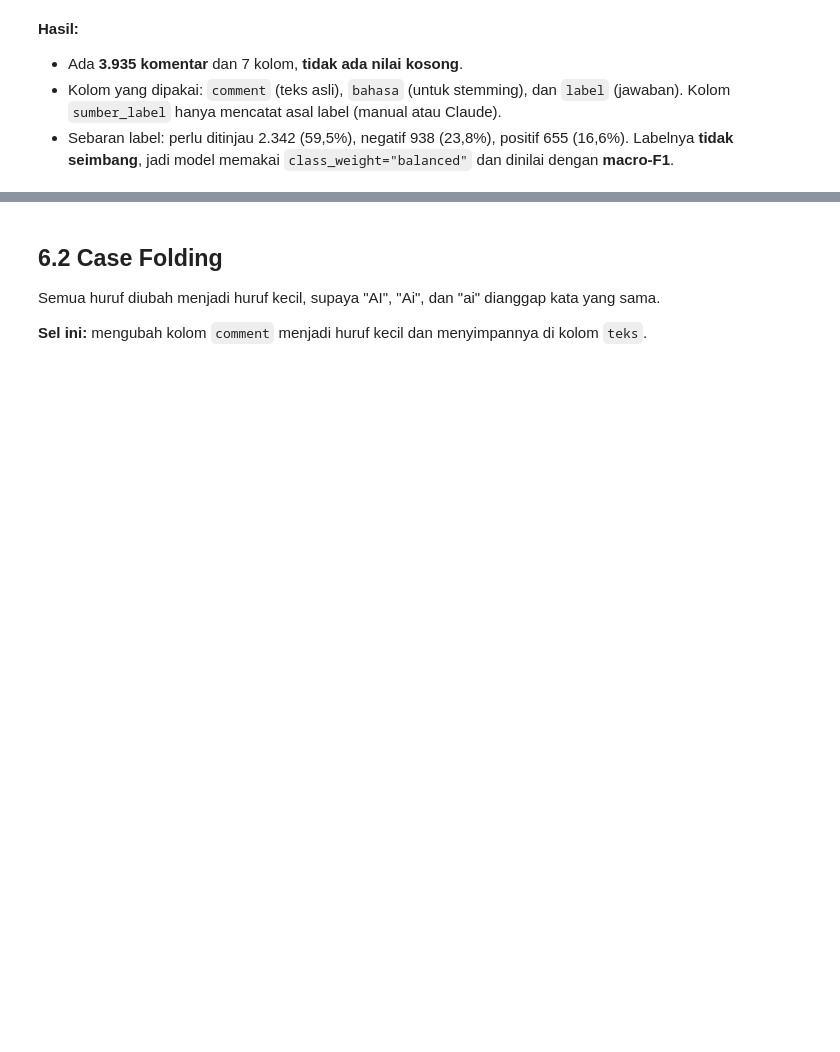
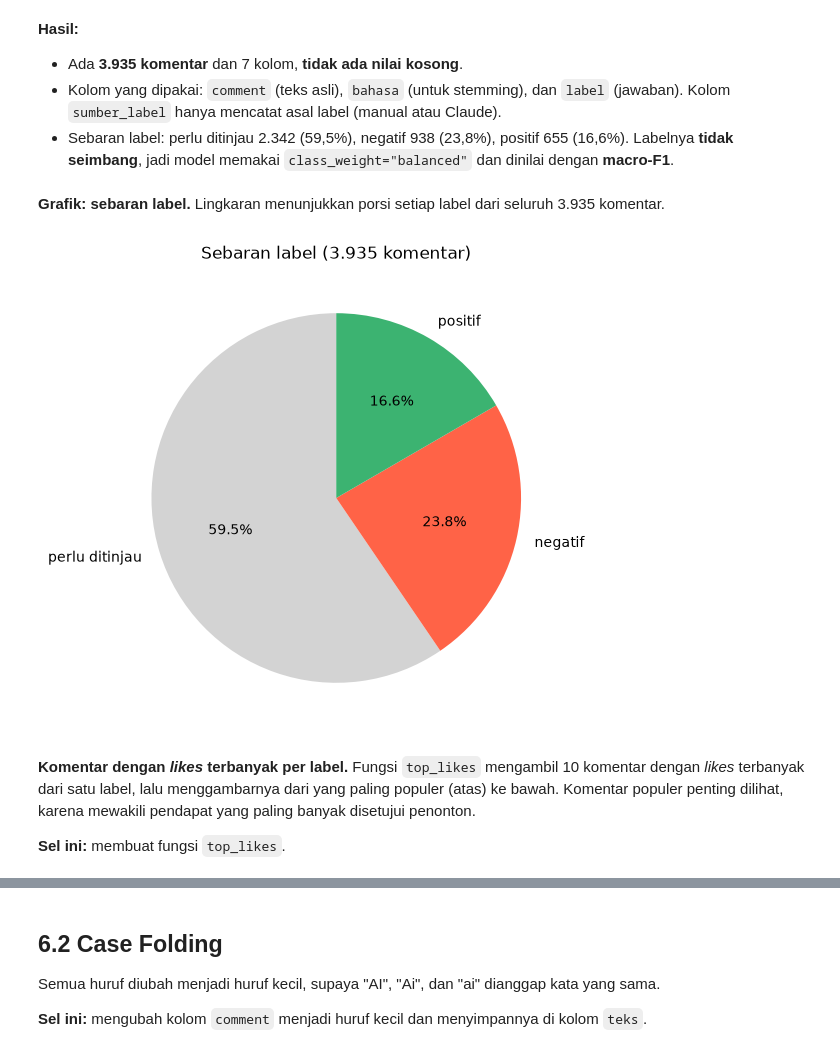
Before and after one commit to RoihansLab/Data-Mining-Project, a Jupyter notebook: youtube_comment_sentiment/Classification/classification_modeling.ipynb, the cells around one changed output, grey strips where cells are left out. Drawn from its saved outputs; the diff is of its cells as text; code cells hidden in the pictures; blank space fills up the shorter version.

```diff
--- a/youtube_comment_sentiment/Classification/classification_modeling.ipynb
+++ b/youtube_comment_sentiment/Classification/classification_modeling.ipynb
@@ -95,0 +101,7 @@ df.head()
+# %%
+# Dataset diambil langsung dari GitHub,
+# jadi bisa dipakai di Google Colab maupun Antigravity tanpa upload file (butuh internet)
+url = "https://raw.githubusercontent.com/RoihansLab/Data-Mining-Project/main/datasets/youtube_comments_label_final.csv"
+
+df = pd.read_csv(url)
+df.head()
@@ -99,3 +132,19 @@ df.head()
 - Ada **3.935 komentar** dan 7 kolom, **tidak ada nilai kosong**.
 - Kolom yang dipakai: `comment` (teks asli), `bahasa` (untuk stemming), dan `label` (jawaban). Kolom `sumber_label` hanya mencatat asal label (manual atau Claude).
 - Sebaran label: perlu ditinjau 2.342 (59,5%), negatif 938 (23,8%), positif 655 (16,6%). Labelnya **tidak seimbang**, jadi model memakai `class_weight="balanced"` dan dinilai dengan **macro-F1**.
+# %% [markdown]
+**Grafik: sebaran label.** Lingkaran menunjukkan porsi setiap label dari seluruh 3.935 komentar.
+# %%
+jumlah_label = df["label"].value_counts()
+
+plt.figure(figsize=(6, 6))
+plt.pie(jumlah_label.values, labels=jumlah_label.index, autopct="%.1f%%", startangle=90,
+        colors=["lightgray", "tomato", "mediumseagreen"])
+plt.title("Sebaran label (3.935 komentar)")
+plt.show()
+# %% [output]
+[figure, added]
+# %% [markdown]
+**Komentar dengan *likes* terbanyak per label.** Fungsi `top_likes` mengambil 10 komentar dengan *likes* terbanyak dari satu label, lalu menggambarnya dari yang paling populer (atas) ke bawah. Komentar populer penting dilihat, karena mewakili pendapat yang paling banyak disetujui penonton.
+
+**Sel ini:** membuat fungsi `top_likes`.
```
Also changed, not shown: parts of 177 cells of this notebook, 7 other files.
